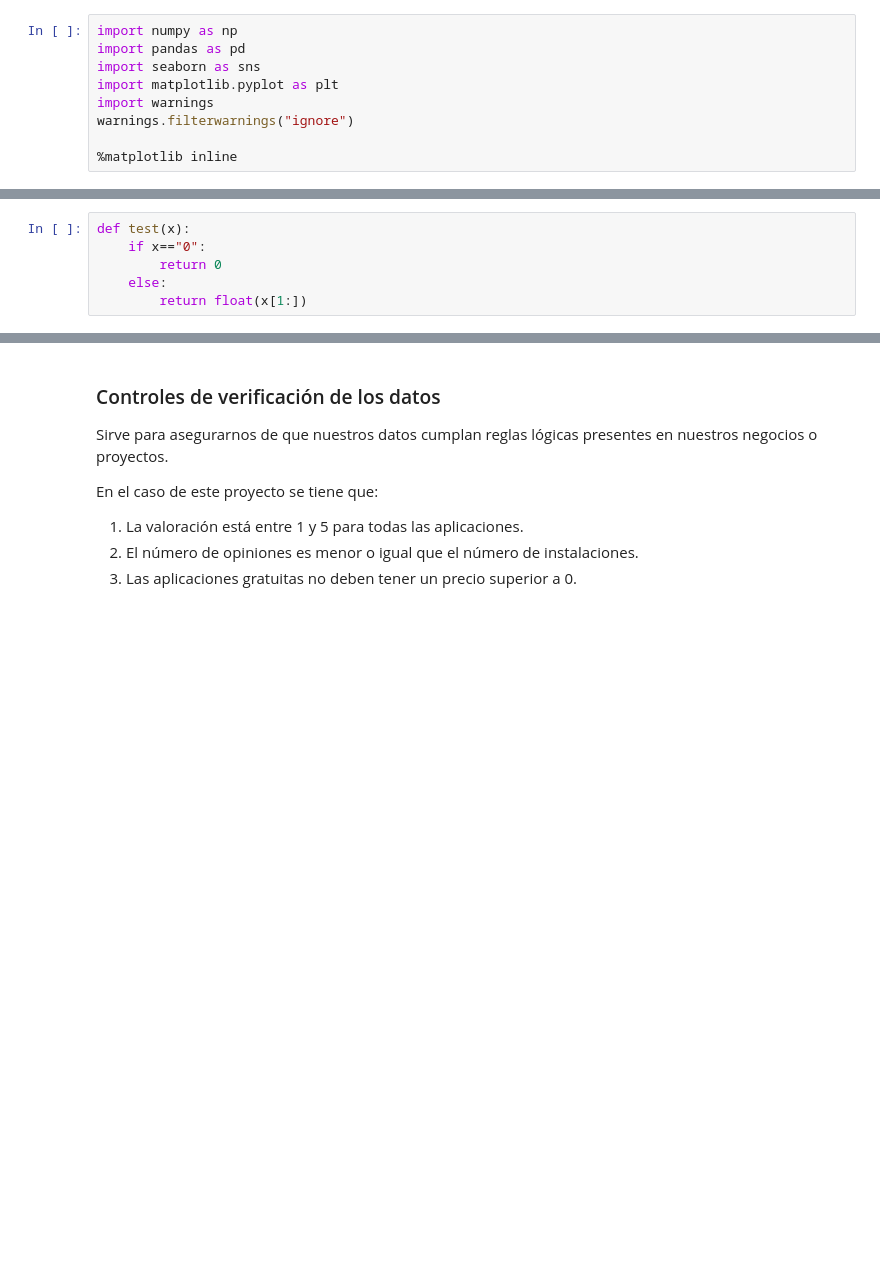
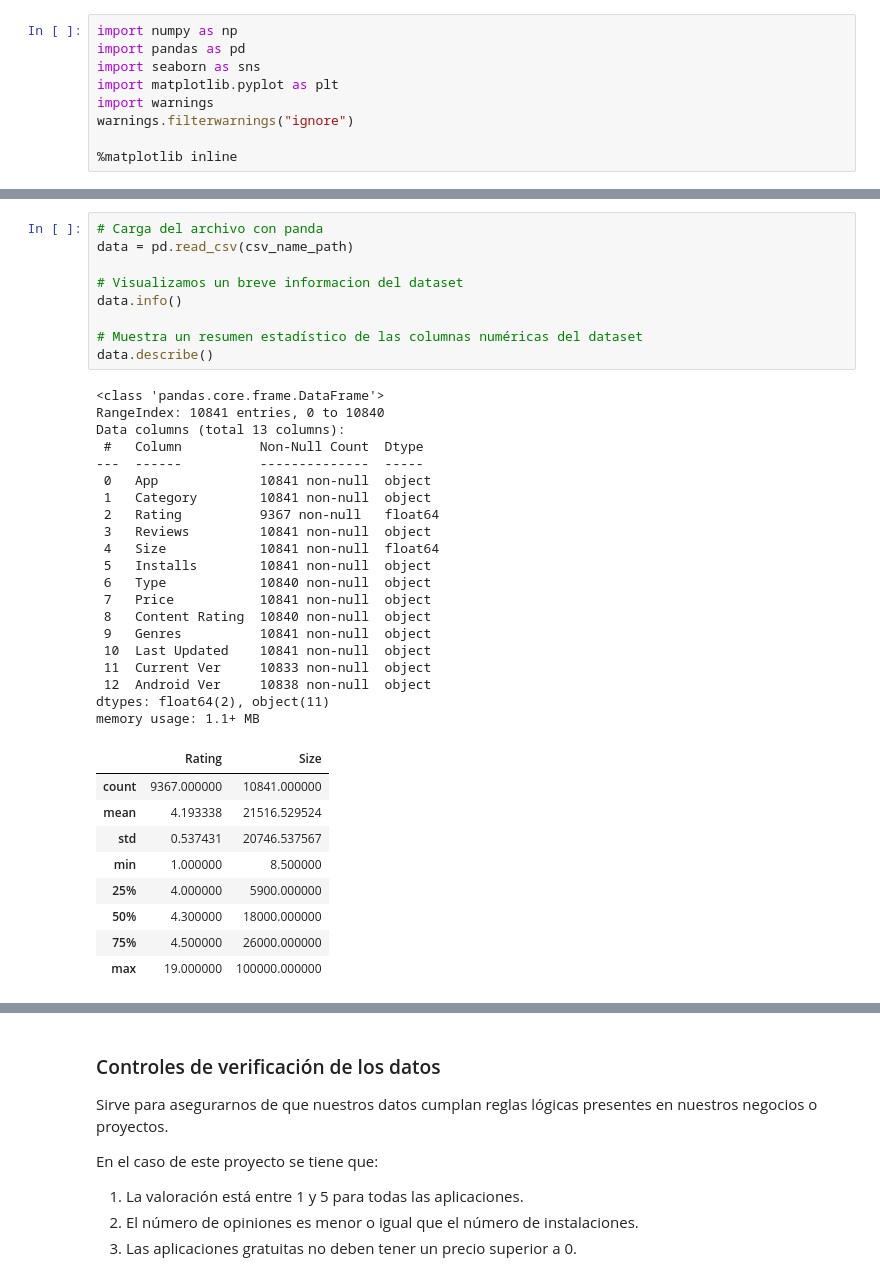
Before and after one commit to ChrisJavier/UIDE_3-WorkGroupProyectsVisu, a Jupyter notebook: Week1/src/VADDC_CP_W1_E4.ipynb, the cells around one changed output, grey strips where cells are left out. Cells and saved outputs as stored; diff of their text form; blank space fills up the shorter version.

```diff
--- a/Week1/src/VADDC_CP_W1_E4.ipynb
+++ b/Week1/src/VADDC_CP_W1_E4.ipynb
@@ -174,6 +93,39 @@ data.head()
-# %%
-def test(x):
-    if x=="0":
-        return 0
-    else:
-        return float(x[1:])
+# %%
+# Carga del archivo con panda
+data = pd.read_csv(csv_name_path)
+
+# Visualizamos un breve informacion del dataset
+data.info()
+
+# Muestra un resumen estadístico de las columnas numéricas del dataset
+data.describe()
+# %% [output]
+<class 'pandas.core.frame.DataFrame'>
+RangeIndex: 10841 entries, 0 to 10840
+Data columns (total 13 columns):
+ #   Column          Non-Null Count  Dtype
+---  ------          --------------  -----
+ 0   App             10841 non-null  object
+ 1   Category        10841 non-null  object
+ 2   Rating          9367 non-null   float64
+ 3   Reviews         10841 non-null  object
+ 4   Size            10841 non-null  float64
+ 5   Installs        10841 non-null  object
+ 6   Type            10840 non-null  object
+ 7   Price           10841 non-null  object
+ 8   Content Rating  10840 non-null  object
+ 9   Genres          10841 non-null  object
+ 10  Last Updated    10841 non-null  object
+ 11  Current Ver     10833 non-null  object
+ 12  Android Ver     10838 non-null  object
+dtypes: float64(2), object(11)
+memory usage: 1.1+ MB
+|  | Rating | Size |
+| count | 9367.000000 | 10841.000000 |
+| mean | 4.193338 | 21516.529524 |
+| std | 0.537431 | 20746.537567 |
+| min | 1.000000 | 8.500000 |
+| 25% | 4.000000 | 5900.000000 |
+| 50% | 4.300000 | 18000.000000 |
+| 75% | 4.500000 | 26000.000000 |
+| max | 19.000000 | 100000.000000 |
```
Also changed, not shown: parts of 27 cells of this notebook.
